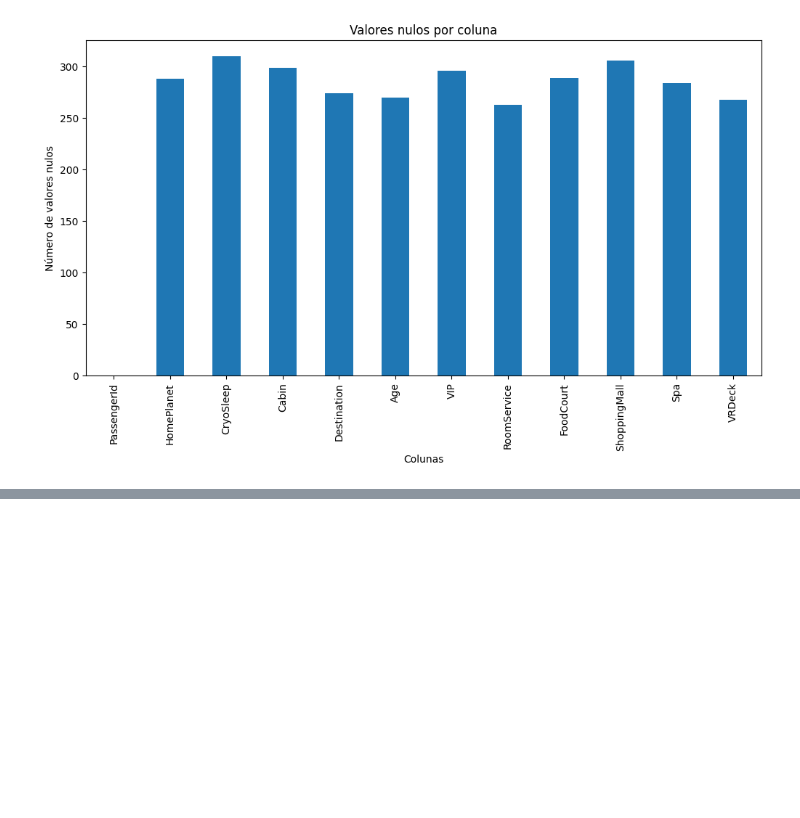
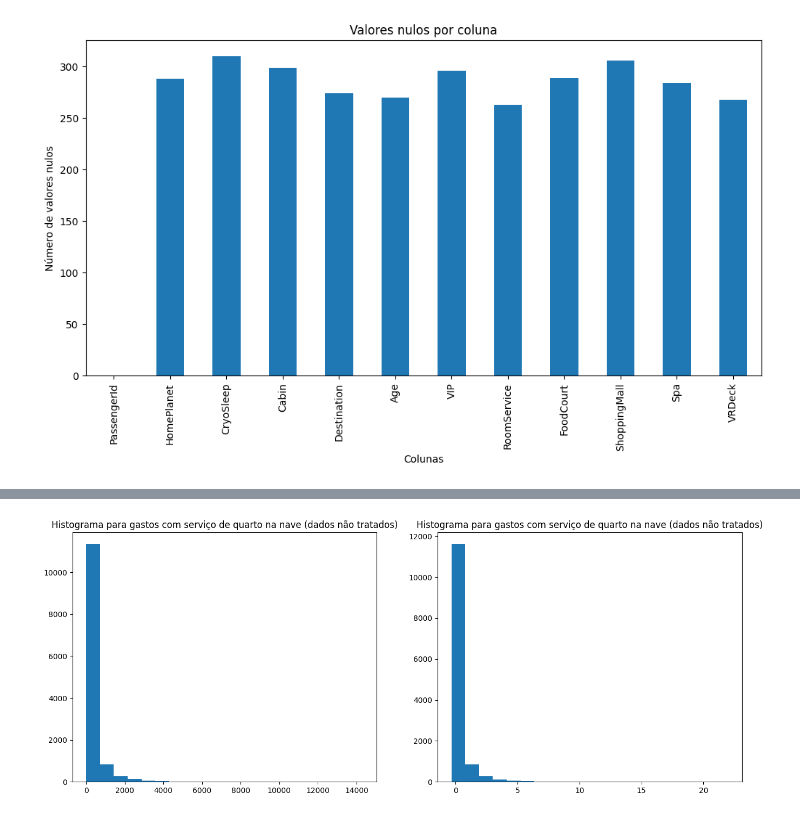
Before and after one commit to kadu-ymd/ann-deeplearning, a Jupyter notebook: src/ex_1_data/ex_data.ipynb, the cells around one changed output, grey strips where cells are left out. Saved outputs shown, nothing was run; the diff lists cells and outputs as text; code cells hidden in the pictures; blank space fills up the shorter version.

```diff
--- a/src/ex_1_data/ex_data.ipynb
+++ b/src/ex_1_data/ex_data.ipynb
@@ -176,0 +245,14 @@ Name: count, dtype: int64
+# %%
+plt.figure(figsize=(16, 6))
+
+plt.subplot(121)
+plt.hist(df["RoomService"], bins=20)
+plt.title("Histograma para gastos com serviço de quarto na nave (dados não tratados)")
+
+plt.subplot(122)
+plt.hist(df_no_nan["RoomService"], bins=20)
+plt.title("Histograma para gastos com serviço de quarto na nave (dados não tratados)")
+
+plt.show()
+# %% [output]
+[figure, added]
```
Also changed, not shown: parts of 13 cells of this notebook, 8 other files.
